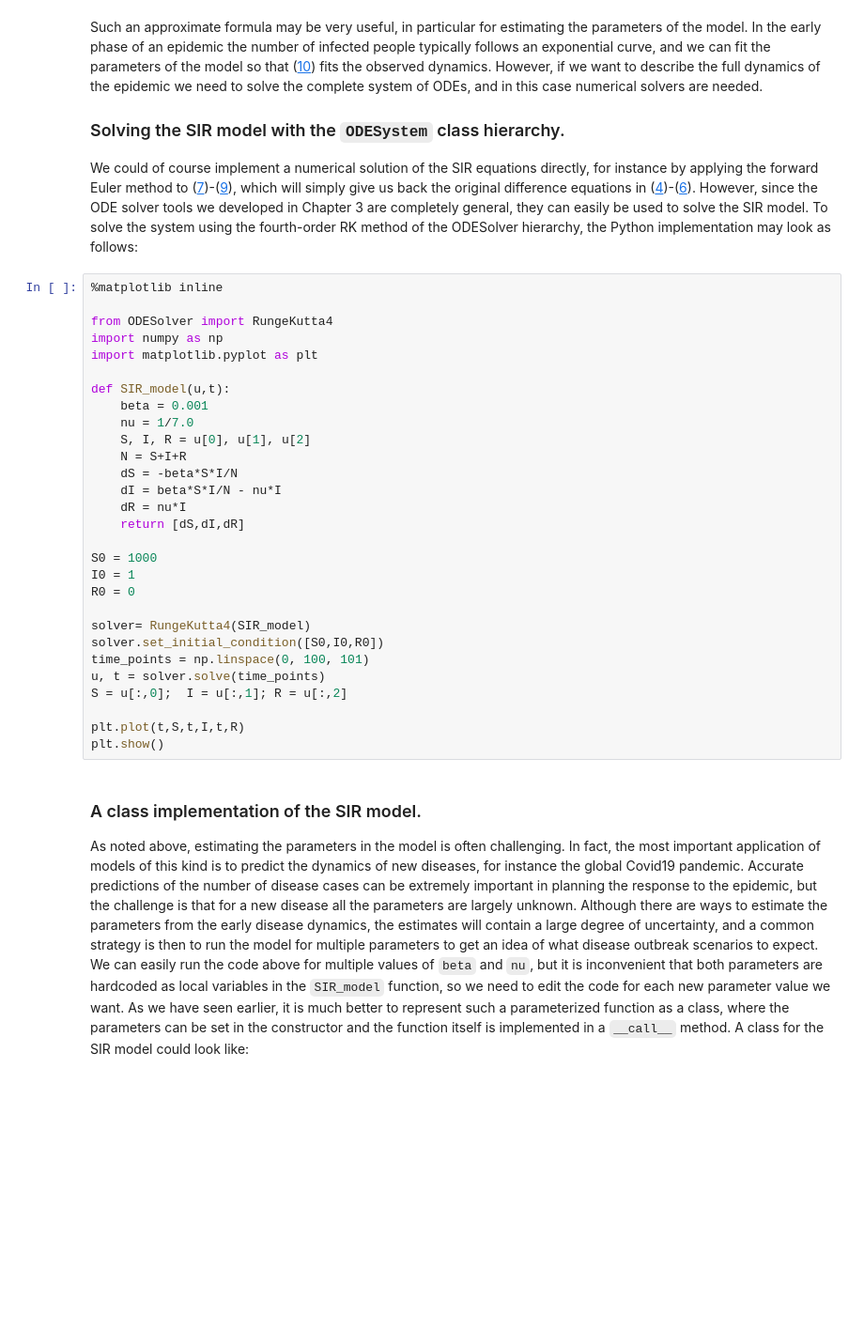
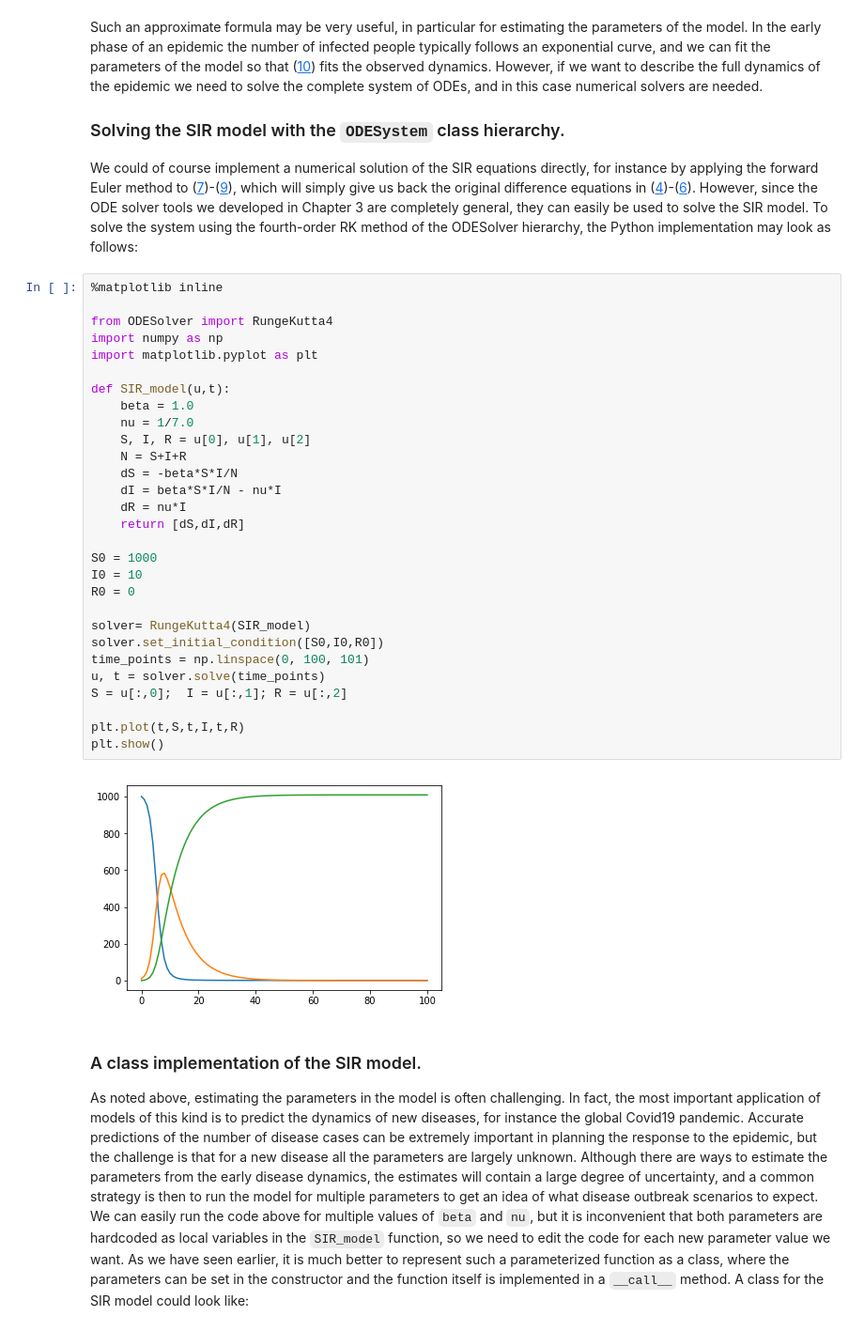
Before and after one commit to sundnes/solving_odes_in_python, a Jupyter notebook: docs/ipynb/disease_modeling.ipynb, the cells around one changed output. Shown at 94% size. Saved outputs shown, nothing was run; the diff lists cells and outputs as text; blank space fills up the shorter version.

```diff
--- a/docs/ipynb/disease_modeling.ipynb
+++ b/docs/ipynb/disease_modeling.ipynb
@@ -243,32 +243,34 @@ may look as follows:
 # %%
 %matplotlib inline
 
 from ODESolver import RungeKutta4
 import numpy as np
 import matplotlib.pyplot as plt
 
 def SIR_model(u,t):
-    beta = 0.001
+    beta = 1.0
     nu = 1/7.0
     S, I, R = u[0], u[1], u[2]
     N = S+I+R
     dS = -beta*S*I/N
     dI = beta*S*I/N - nu*I
     dR = nu*I
     return [dS,dI,dR]
 
 S0 = 1000
-I0 = 1
+I0 = 10
 R0 = 0
 
 solver= RungeKutta4(SIR_model)
 solver.set_initial_condition([S0,I0,R0])
 time_points = np.linspace(0, 100, 101)
 u, t = solver.solve(time_points)
 S = u[:,0];  I = u[:,1]; R = u[:,2]
 
 plt.plot(t,S,t,I,t,R)
 plt.show()
+# %% [output]
+[figure, added]
 # %% [markdown]
 ### A class implementation of the SIR model.
 
```
Also changed, not shown: parts of 4 cells of this notebook, 5 other files.
